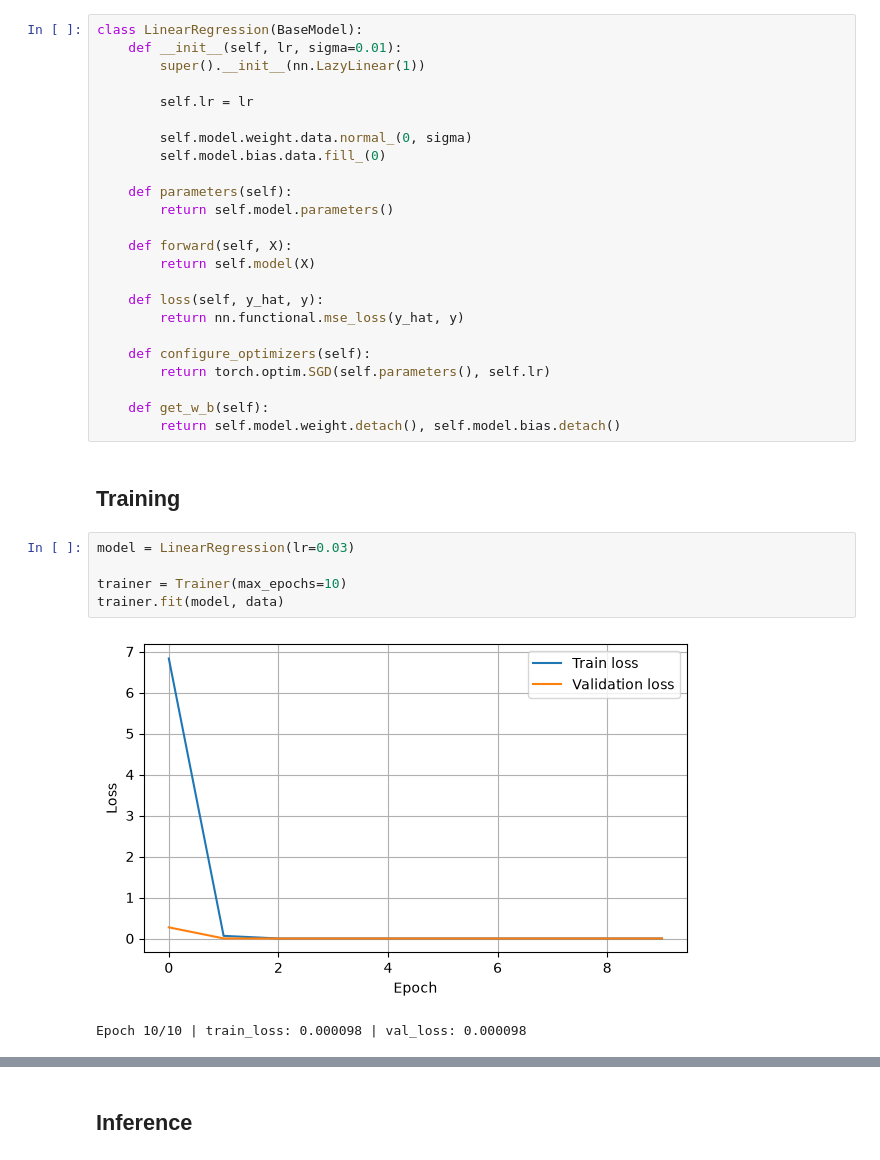
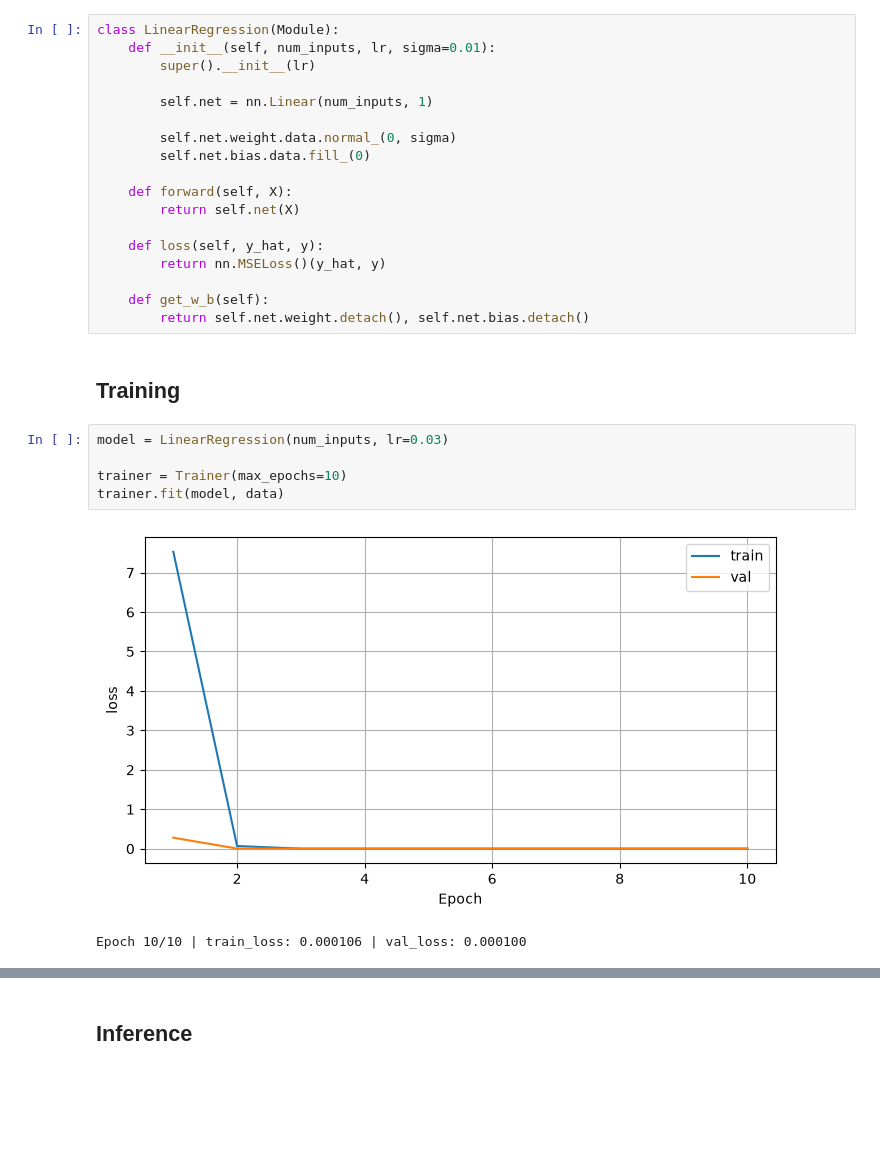
Before and after one commit to leoAshu/ai-foundations, a Jupyter notebook: d2l/02_linear_nn/01_linear_regression.ipynb, the cells around one changed output, grey strips where cells are left out. Cells and saved outputs as stored; diff of their text form; blank space fills up the shorter version.

```diff
--- a/d2l/02_linear_nn/01_linear_regression.ipynb
+++ b/d2l/02_linear_nn/01_linear_regression.ipynb
@@ -308,39 +112,33 @@ Target:
 # %% [markdown]
 # LinearRegression using PyTorch
 # %%
-class LinearRegression(BaseModel):
-    def __init__(self, lr, sigma=0.01):
-        super().__init__(nn.LazyLinear(1))
+class LinearRegression(Module):
+    def __init__(self, num_inputs, lr, sigma=0.01):
+        super().__init__(lr)
 
-        self.lr = lr
+        self.net = nn.Linear(num_inputs, 1)
 
-        self.model.weight.data.normal_(0, sigma)
-        self.model.bias.data.fill_(0)
-
-    def parameters(self):
-        return self.model.parameters()
+        self.net.weight.data.normal_(0, sigma)
+        self.net.bias.data.fill_(0)
 
     def forward(self, X):
-        return self.model(X)
+        return self.net(X)
 
     def loss(self, y_hat, y):
-        return nn.functional.mse_loss(y_hat, y)
-
-    def configure_optimizers(self):
-        return torch.optim.SGD(self.parameters(), self.lr)
+        return nn.MSELoss()(y_hat, y)
 
     def get_w_b(self):
-        return self.model.weight.detach(), self.model.bias.detach()
+        return self.net.weight.detach(), self.net.bias.detach()
 # %% [markdown]
 ## Training
 # %%
-model = LinearRegression(lr=0.03)
+model = LinearRegression(num_inputs, lr=0.03)
 
 trainer = Trainer(max_epochs=10)
 trainer.fit(model, data)
 # %% [output]
-[figure, old version]
+[figure, new version]
-Epoch 10/10 | train_loss: 0.000098 | val_loss: 0.000098
+Epoch 10/10 | train_loss: 0.000106 | val_loss: 0.000100
 # %%
 model_w, model_b = model.get_w_b()
 
```
Also changed, not shown: parts of 12 cells of this notebook, 7 other files.
